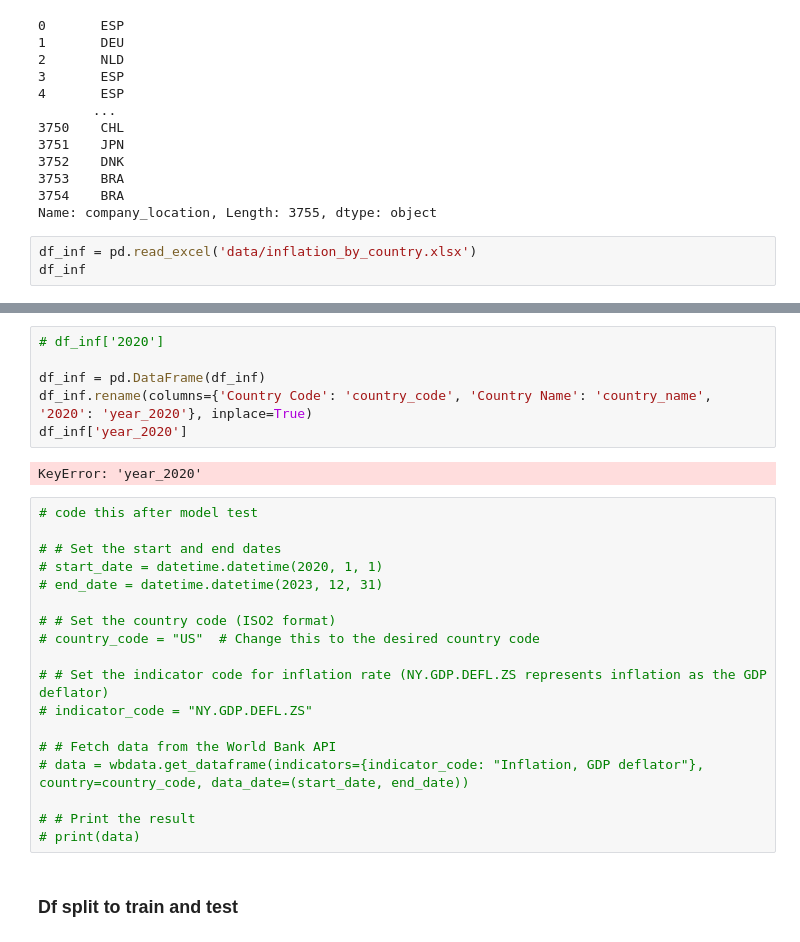
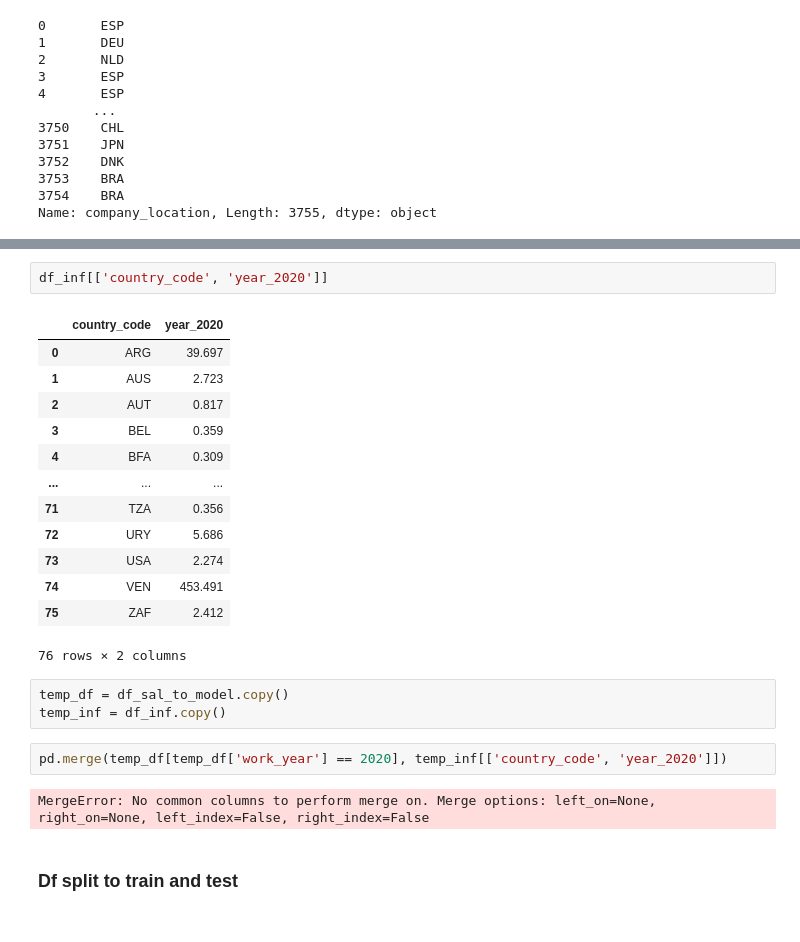
Before and after one commit to rvewebs/ds_salary, a Jupyter notebook: ds_salary.ipynb, the cells around one changed output, grey strips where cells are left out. Cells and saved outputs as stored; diff of their text form.

Commit message:
add source for inflation data

```diff
--- a/ds_salary.ipynb
+++ b/ds_salary.ipynb
@@ -376,6 +376,3 @@ df_sal_to_model['company_location']
 3753    BRA
 3754    BRA
 Name: company_location, Length: 3755, dtype: object
-# %%
-df_inf = pd.read_excel('data/inflation_by_country.xlsx')
-df_inf
@@ -396,29 +379,26 @@ df_inf
-# %%
-# df_inf['2020']
-
-df_inf = pd.DataFrame(df_inf)
-df_inf.rename(columns={'Country Code': 'country_code', 'Country Name': 'country_name', '2020': 'year_2020'}, inplace=True)
-df_inf['year_2020']
-# %% [output]
-KeyError: 'year_2020'
-# %%
-# code this after model test
-
-# # Set the start and end dates
-# start_date = datetime.datetime(2020, 1, 1)
-# end_date = datetime.datetime(2023, 12, 31)
-
-# # Set the country code (ISO2 format)
-# country_code = "US"  # Change this to the desired country code
-
-# # Set the indicator code for inflation rate (NY.GDP.DEFL.ZS represents inflation as the GDP deflator)
-# indicator_code = "NY.GDP.DEFL.ZS"
-
-# # Fetch data from the World Bank API
-# data = wbdata.get_dataframe(indicators={indicator_code: "Inflation, GDP deflator"}, country=country_code, data_date=(start_date, end_date))
-
-# # Print the result
-# print(data)
+# %%
+df_inf[['country_code', 'year_2020']]
+# %% [output]
+|  | country_code | year_2020 |
+| 0 | ARG | 39.697 |
+| 1 | AUS | 2.723 |
+| 2 | AUT | 0.817 |
+| 3 | BEL | 0.359 |
+| 4 | BFA | 0.309 |
+| ... | ... | ... |
+| 71 | TZA | 0.356 |
+| 72 | URY | 5.686 |
+| 73 | USA | 2.274 |
+| 74 | VEN | 453.491 |
+| 75 | ZAF | 2.412 |
+76 rows × 2 columns
+# %%
+temp_df = df_sal_to_model.copy()
+temp_inf = df_inf.copy()
+# %%
+pd.merge(temp_df[temp_df['work_year'] == 2020], temp_inf[['country_code', 'year_2020']])
+# %% [output]
+MergeError: No common columns to perform merge on. Merge options: left_on=None, right_on=None, left_index=False, right_index=False
 # %% [markdown]
 ### Df split to train and test
 # %%
```
Also changed, not shown: parts of 1 cell of this notebook, 1 other file.
